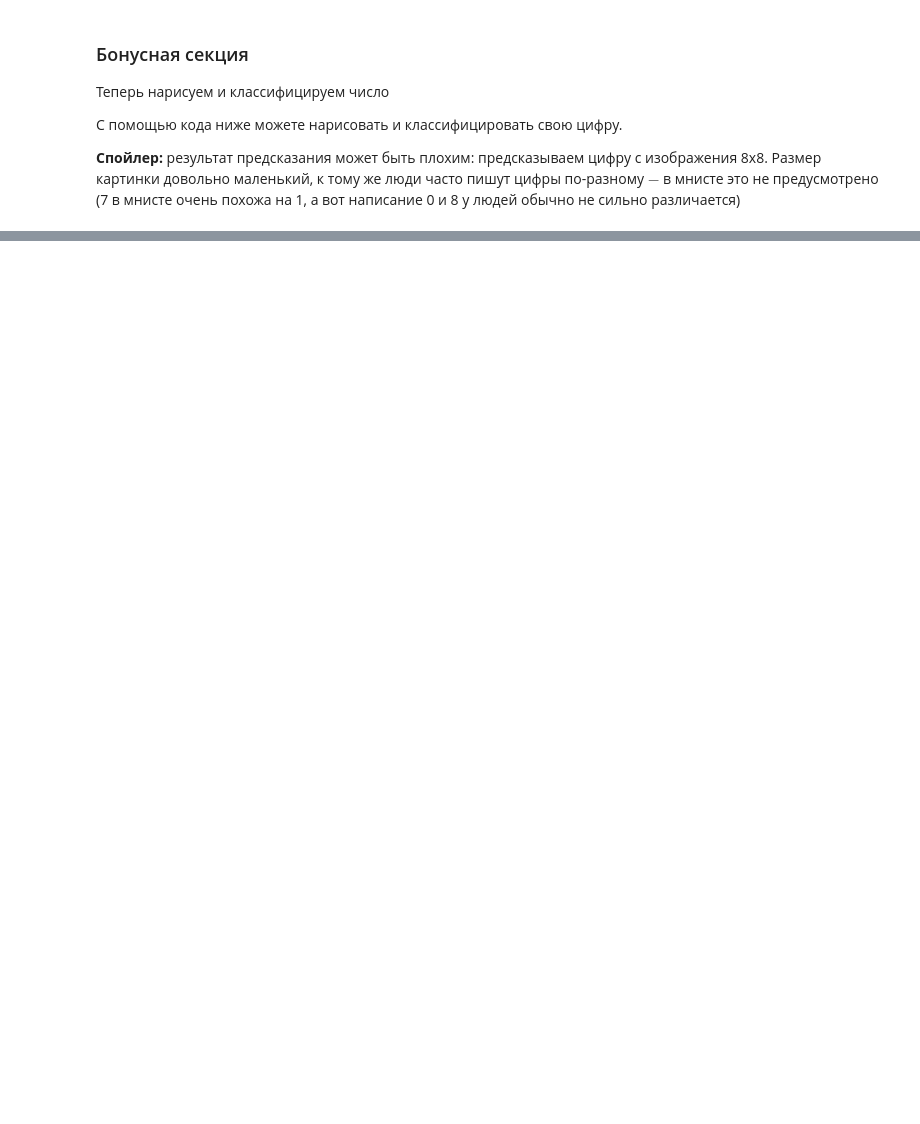
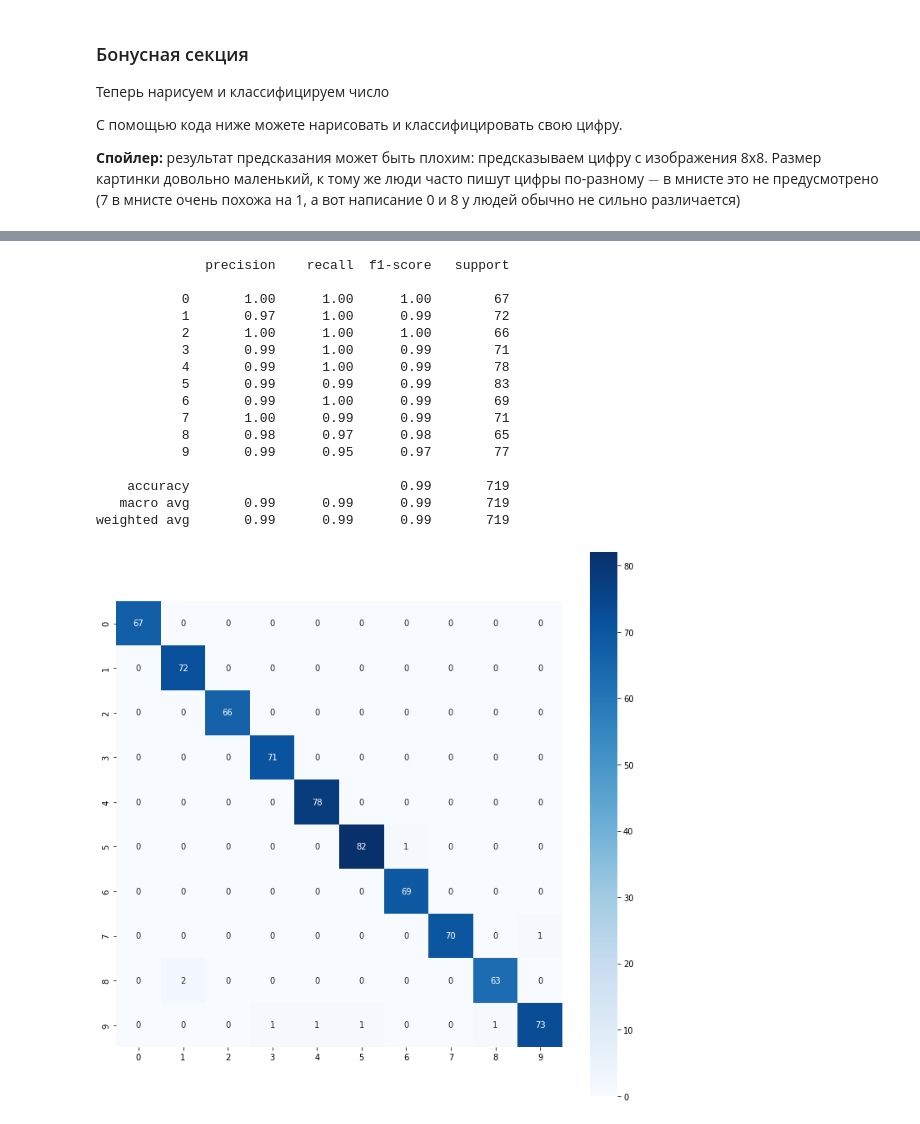
Before and after one commit to senior-sigan/omsu_ml, a Jupyter notebook: 03_knn_classification/02-ws-knn.ipynb, the cells around one changed output, grey strips where cells are left out. Saved outputs shown, nothing was run; the diff lists cells and outputs as text; code cells hidden in the pictures; blank space fills up the shorter version.

```diff
--- a/03_knn_classification/02-ws-knn.ipynb
+++ b/03_knn_classification/02-ws-knn.ipynb
@@ -490,0 +659,27 @@ print('Это цифра ', y_pred[0])
+# %%
+clf = KNeighborsClassifier(n_neighbors=3, p=2)
+clf.fit(X_train, y_train)
+y_pred = clf.predict(X_test).astype('int')
+
+print(classification_report(y_test, y_pred))
+
+plt.figure(figsize=(12,12))
+_ = sns.heatmap(confusion_matrix(y_test, y_pred), cmap=plt.cm.Blues, square=True, annot=True, fmt='.3g')
+# %% [output]
+              precision    recall  f1-score   support
+
+           0       1.00      1.00      1.00        67
+           1       0.97      1.00      0.99        72
+           2       1.00      1.00      1.00        66
+           3       0.99      1.00      0.99        71
+           4       0.99      1.00      0.99        78
+           5       0.99      0.99      0.99        83
+           6       0.99      1.00      0.99        69
+           7       1.00      0.99      0.99        71
+           8       0.98      0.97      0.98        65
+           9       0.99      0.95      0.97        77
+
+    accuracy                           0.99       719
+   macro avg       0.99      0.99      0.99       719
+weighted avg       0.99      0.99      0.99       719
+[figure, added]
```
Also changed, not shown: parts of 48 cells of this notebook, 2 other files.
